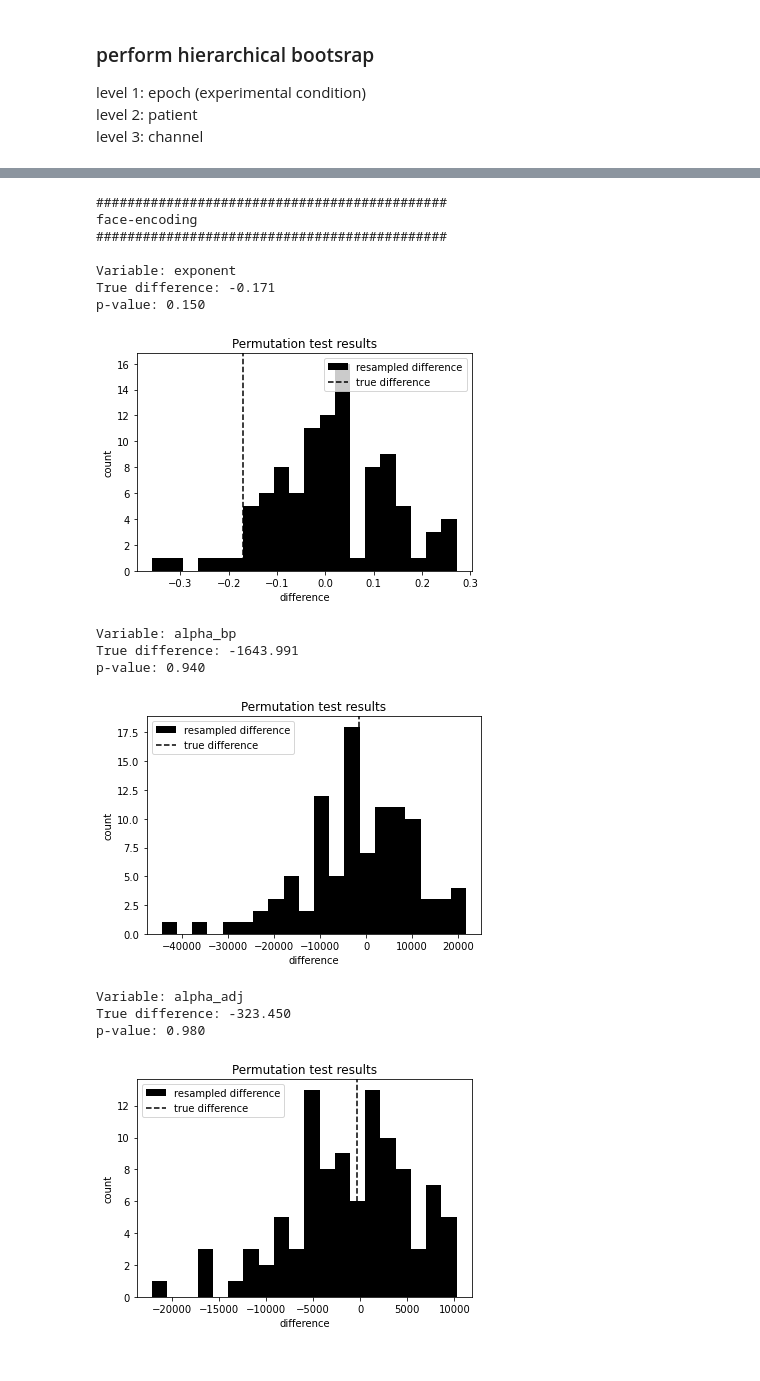
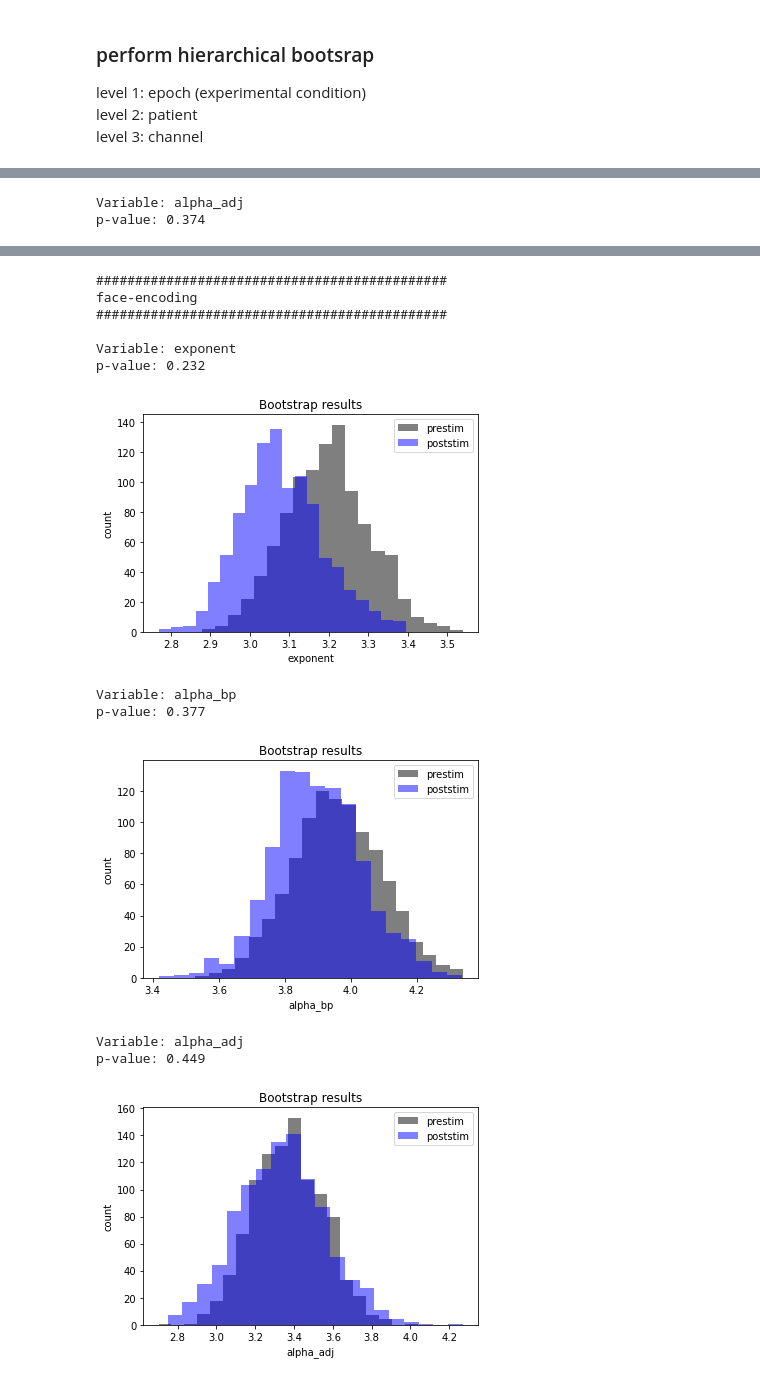
Before and after one commit to voytekresearch/oscillation_vs_exponent, a Jupyter notebook: notebooks/hierarchical_bootstrap.ipynb, the cells around one changed output, grey strips where cells are left out. Saved outputs shown, nothing was run; the diff lists cells and outputs as text; code cells hidden in the pictures.

```diff
--- a/notebooks/hierarchical_bootstrap.ipynb
+++ b/notebooks/hierarchical_bootstrap.ipynb
@@ -122,7 +174,9 @@ n_clusters = 10
 n_instances = 10
 
 #
-for shift in [0, 0.5, 1]:
+for shift in [0, 0.5, 0.75]:
+    print("=====================================")
+    print(f"Shift: {shift}")
     # create dataframe
     df = pd.DataFrame(columns=['condition','cluster','instance','value'])
     for i_cluster in range(n_clusters):
@@ -136,16 +190,8 @@ for shift in [0, 0.5, 1]:
 
     # shift values for condition 1
     df.loc[df['condition']==1, 'value'] += shift
-
-    # convert value column to float
-    df['value'] = df['value'].astype(float)
-
-    # plot
-    fig, ax = plt.subplots(figsize=(6,4))
-    ax.hist(df.loc[df['condition']==0, 'value'], bins=20, color='k', alpha=0.5)
-    ax.hist(df.loc[df['condition']==1, 'value'], bins=20, color='b', alpha=0.5)
+    df['value'] = df['value'].astype(float) # convert to float
 
     # apply hierarchical bootstrap
-    p_value, distribution, true_diff = hierarchical_bootstrap(df, 'value', 'condition', 'cluster', 'instance', 100)
-    plot_permutation_results(distribution, true_diff)
+    p_value, distribution_0, distribution_1 = run_hierarchical_bootstrap(df, 'value', 'condition', 'cluster', 'instance', 100)
 # %% [output]
@@ -228,17 +274,17 @@ for df, material in zip([df_w, df_f],['word-encoding','face-encoding']):
     print(material)
     print("#############################################")
 
+    # log transform alpha power
+    df_r = df.copy()
+    df_r['alpha_bp'] = np.log10(df_r['alpha_bp'])
+    df_r['alpha_adj'] = np.log10(df_r['alpha_adj'])
+
     for variable in ['exponent', 'alpha_bp','alpha_adj']:
         # display progress
         print(f"\nVariable: {variable}")
 
-        # create unique_id column
-        df_r = df.copy()
-        df_r['unique_id'] = df_r['patient'] + '_' + df_r['epoch']
-
         # apply hierarchical bootstrap
-        p_value, distribution, true_diff = hierarchical_bootstrap(df_r, variable, 'epoch', 'unique_id', 'chan_idx', 100)
-        plot_permutation_results(distribution, true_diff)
+        p_value, distribution_0, distribution_1 = run_hierarchical_bootstrap(df_r, variable, 'epoch', 'patient', 'chan_idx', 1000)
 # %% [output]
 #############################################
 word-encoding
@@ -257,0 +299,2 @@ p-value: 0.650
+Variable: alpha_adj
+p-value: 0.374
@@ -259,16 +302,13 @@ p-value: 0.650
-#############################################
-face-encoding
-#############################################
-
-Variable: exponent
-True difference: -0.171
-p-value: 0.150
+#############################################
+face-encoding
+#############################################
+
+Variable: exponent
+p-value: 0.232
-[figure, old version]
+[figure, new version]
-Variable: alpha_bp
-True difference: -1643.991
-p-value: 0.940
+Variable: alpha_bp
+p-value: 0.377
-[figure, old version]
+[figure, new version]
-Variable: alpha_adj
-True difference: -323.450
-p-value: 0.980
+Variable: alpha_adj
+p-value: 0.449
-[figure, old version]
+[figure, new version]
```
Also changed, not shown: parts of 5 cells of this notebook.
